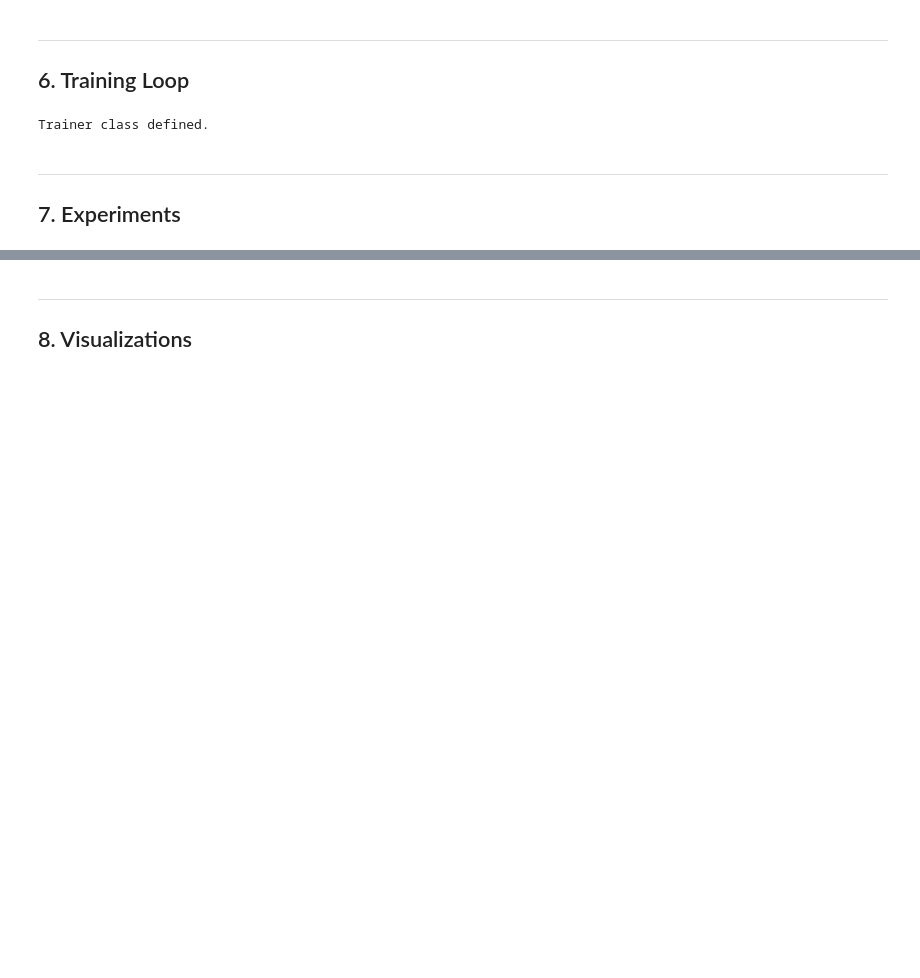
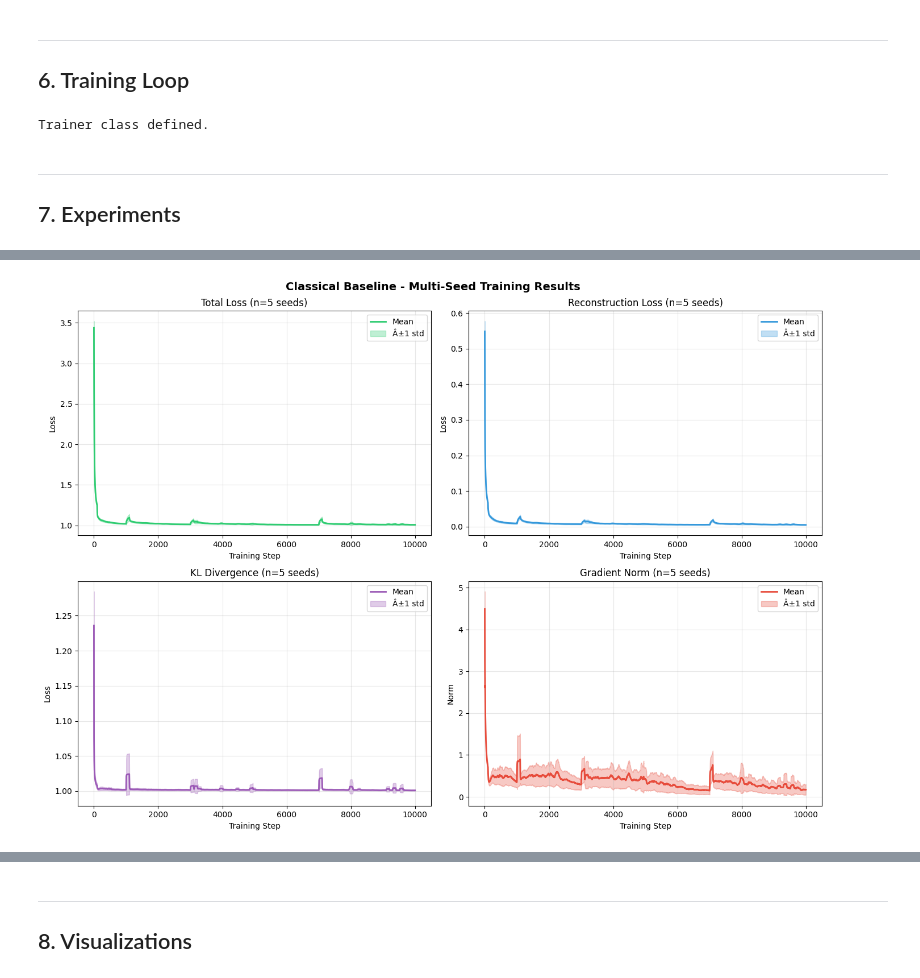
Before and after one commit to SaurabhJalendra/Quantum-Enhanced-Simulation-Learning-for-Reinforcement-Learning, a Jupyter notebook: notebooks/02_classical_baseline.ipynb, the cells around one changed output, grey strips where cells are left out. Saved outputs shown, nothing was run; the diff lists cells and outputs as text; code cells hidden in the pictures; blank space fills up the shorter version.

```diff
--- a/notebooks/02_classical_baseline.ipynb
+++ b/notebooks/02_classical_baseline.ipynb
@@ -1502,0 +1644,86 @@ Training complete! Final losses:
+# %%
+"""
+Cell: Multi-Seed Results Visualization
+Purpose: Plot training curves with confidence intervals across seeds
+"""
+
+def plot_multi_seed_results(results: List[Dict], figsize: Tuple[int, int] = (14, 10)):
+    """
+    Plot training curves with confidence intervals across multiple seeds.
+
+    Parameters
+    ----------
+    results : List[Dict]
+        List of experiment results from different seeds
+    figsize : Tuple[int, int]
+        Figure size
+    """
+    fig, axes = plt.subplots(2, 2, figsize=figsize)
+
+    # Collect histories aligned by step
+    metrics = ['total', 'recon', 'kl', 'grad_norm']
+    titles = ['Total Loss', 'Reconstruction Loss', 'KL Divergence', 'Gradient Norm']
+    colors_list = [COLORS['baseline'], COLORS['qaoa'], COLORS['superposition'], COLORS['gates']]
+
+    for ax_idx, (metric, title, color) in enumerate(zip(metrics, titles, colors_list)):
+        ax = axes[ax_idx // 2, ax_idx % 2]
+
+        # Stack all histories
+        all_values = np.array([r['history'][metric].values for r in results])
+
+        # Compute statistics
+        mean_values = all_values.mean(axis=0)
+        std_values = all_values.std(axis=0)
+
+        # Apply smoothing
+        window = 100
+        mean_smooth = pd.Series(mean_values).rolling(window, min_periods=1).mean()
+        std_smooth = pd.Series(std_values).rolling(window, min_periods=1).mean()
+
+        x = np.arange(len(mean_smooth))
+
+        # Plot
+        ax.plot(x, mean_smooth, color=color, linewidth=2, label='Mean')
+        ax.fill_between(x, mean_smooth - std_smooth, mean_smooth + std_smooth,
+                       color=color, alpha=0.3, label='Â±1 std')
+
+        ax.set_xlabel('Training Step')
+        ax.set_ylabel('Loss' if 'norm' not in metric else 'Norm')
+        ax.set_title(f'{title} (n={len(results)} seeds)')
+        ax.grid(True, alpha=0.3)
+        ax.legend(loc='upper right')
+
+    fig.suptitle('Classical Baseline - Multi-Seed Training Results', fontsize=14, fontweight='bold')
+    plt.tight_layout()
+
+    return fig
+
+
+# Plot multi-seed results
+fig = plot_multi_seed_results(multi_seed_results)
+plt.show()
+
+# Create summary table
+summary_df = pd.DataFrame({
+    'Seed': [r['seed'] for r in multi_seed_results],
+    'Final Total Loss': [r['final_total'] for r in multi_seed_results],
+    'Final Recon Loss': [r['final_recon'] for r in multi_seed_results],
+    'Final KL Loss': [r['final_kl'] for r in multi_seed_results],
+})
+
+print("\nPer-Seed Results Summary:")
+print(summary_df.to_string(index=False))
+
+# Save multi-seed results
+multi_seed_summary = {
+    'seeds': EXPERIMENT_SEEDS,
+    'total_loss_mean': np.mean(total_losses),
+    'total_loss_std': np.std(total_losses),
+    'recon_loss_mean': np.mean(recon_losses),
+    'recon_loss_std': np.std(recon_losses),
+    'kl_loss_mean': np.mean(kl_losses),
+    'kl_loss_std': np.std(kl_losses),
+}
+print(f"\n95% CI for Total Loss: [{np.mean(total_losses) - 1.96*np.std(total_losses):.4f}, {np.mean(total_losses) + 1.96*np.std(total_losses):.4f}]")
+# %% [output]
+[figure, added]
```
Also changed, not shown: parts of 19 cells of this notebook, 18 other files.
